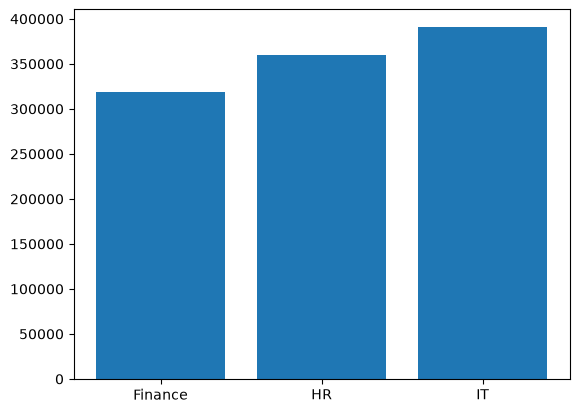
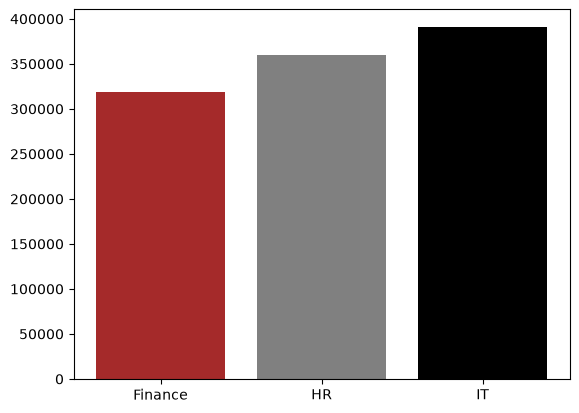
Unified diff of the notebook cell whose output changed from the first chart to the second:
--- before
+++ after
@@ -1,3 +1,3 @@
 #bar plot
-plt.bar(salary_by_dept.index,salary_by_dept)
+plt.bar(salary_by_dept.index,salary_by_dept,color=['brown','gray','black'] )
 plt.show()

Commit: learning about plots